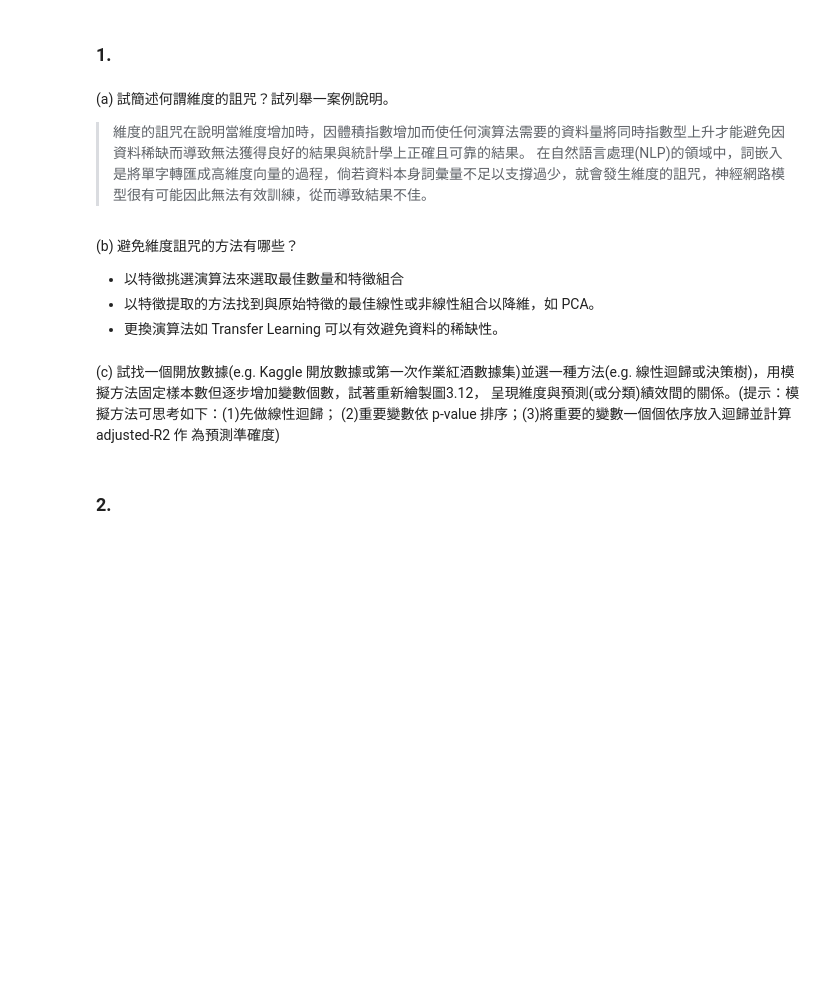
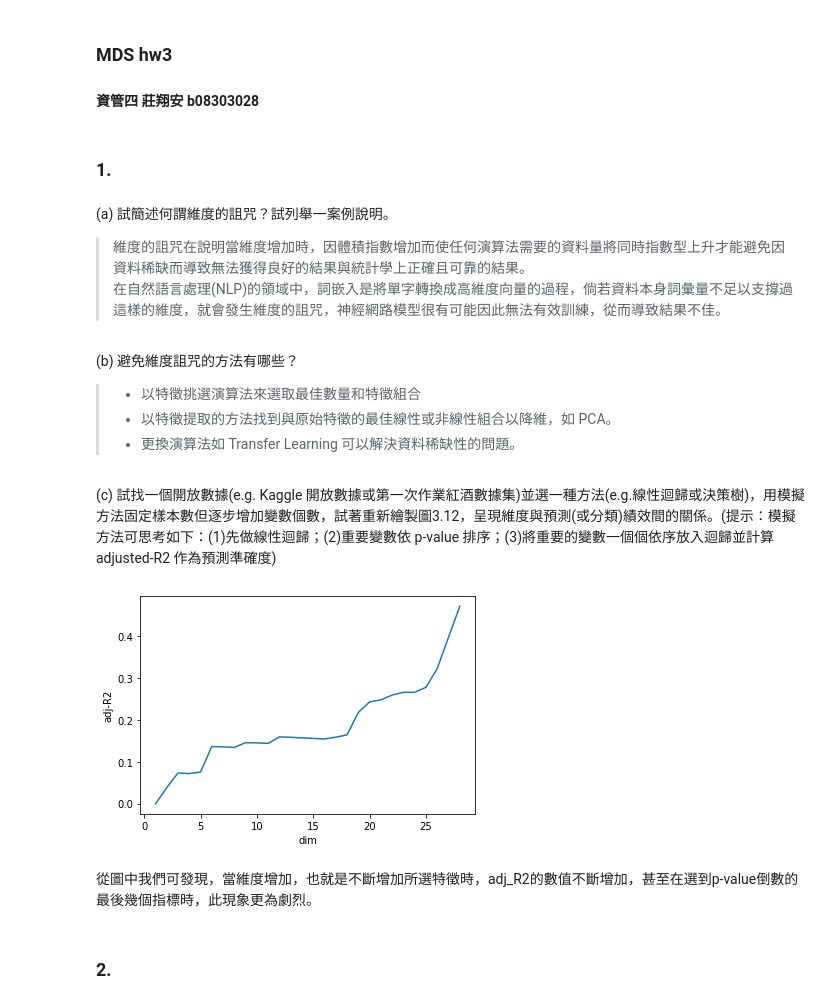
Before and after one commit to qqandy0120/MDS, a Jupyter notebook: Assignment2/mds_hw2.ipynb, the cells around one changed output. Drawn from its saved outputs; the diff is of its cells as text; code cells hidden in the pictures; blank space fills up the shorter version.

```diff
--- a/Assignment2/mds_hw2.ipynb
+++ b/Assignment2/mds_hw2.ipynb
@@ -1,12 +1,15 @@
+# %% [markdown]
+### MDS hw3
+#### 資管四 莊翔安 b08303028
 # %% [markdown]
 ### 1.
 # %% [markdown]
 (a) 試簡述何謂維度的詛咒？試列舉一案例說明。
 > 維度的詛咒在說明當維度增加時，因體積指數增加而使任何演算法需要的資料量將同時指數型上升才能避免因資料稀缺而導致無法獲得良好的結果與統計學上正確且可靠的結果。
-> 在自然語言處理(NLP)的領域中，詞嵌入是將單字轉匯成高維度向量的過程，倘若資料本身詞彙量不足以支撐過少，就會發生維度的詛咒，神經網路模型很有可能因此無法有效訓練，從而導致結果不佳。
+> 在自然語言處理(NLP)的領域中，詞嵌入是將單字轉換成高維度向量的過程，倘若資料本身詞彙量不足以支撐過這樣的維度，就會發生維度的詛咒，神經網路模型很有可能因此無法有效訓練，從而導致結果不佳。
 # %% [markdown]
 (b) 避免維度詛咒的方法有哪些？
-+ 以特徵挑選演算法來選取最佳數量和特徵組合
-+ 以特徵提取的方法找到與原始特徵的最佳線性或非線性組合以降維，如 PCA。
-+ 更換演算法如 Transfer Learning 可以有效避免資料的稀缺性。
+> + 以特徵挑選演算法來選取最佳數量和特徵組合
+> + 以特徵提取的方法找到與原始特徵的最佳線性或非線性組合以降維，如 PCA。
+> + 更換演算法如 Transfer Learning 可以解決資料稀缺性的問題。
 # %% [markdown]
@@ -18,3 +17,38 @@
+# %%
+import pandas as pd
+import scipy.stats as st
+import statsmodels.api as sm
+import matplotlib.pyplot as plt
+
+FEATURES_CNT = 28
+df = pd.read_csv("MDS_Assignment1_furnace.csv")
+pred = df.grade
+D = df[df.columns[:FEATURES_CNT]]
+X = sm.add_constant(D)
+est = sm.OLS(pred, X)
+result = est.fit()
+rank_list = [[f'f{i}', value] for i, value in enumerate(result.pvalues[1:])]
+rank_list = sorted(rank_list, key=lambda x: x[1], reverse=True)
+
+
+dims = []
+adj_R2 = []
+for i in range(FEATURES_CNT):
+    features = [f[0] for f in rank_list[:i+1]]
+    X = sm.add_constant(df[features])
+    est = sm.OLS(pred, X)
+    result = est.fit()
+    dims.append(len(features))
+    adj_R2.append(result.rsquared_adj)
+
+plt.plot(dims, adj_R2)
+plt.xlabel("dim")
+plt.ylabel("adj-R2")
+plt.show()
+# %% [output]
+[figure, added]
+# %% [markdown]
+從圖中我們可發現，當維度增加，也就是不斷增加所選特徵時，adj_R2的數值不斷增加，甚至在選到p-value倒數的最後幾個指標時，此現象更為劇烈。
 # %% [markdown]
 ### 2.
 # %% [markdown]
```
Also changed, not shown: parts of 23 cells of this notebook, 3 other files.
